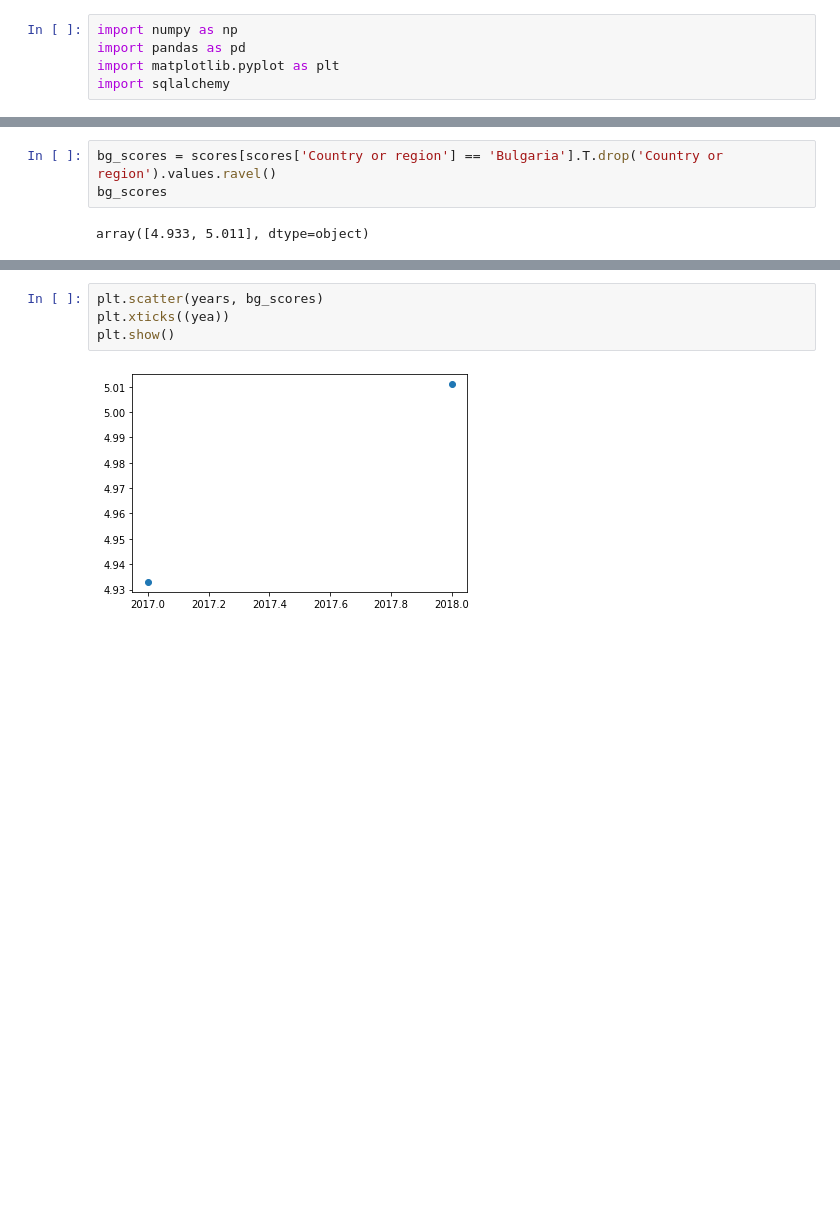
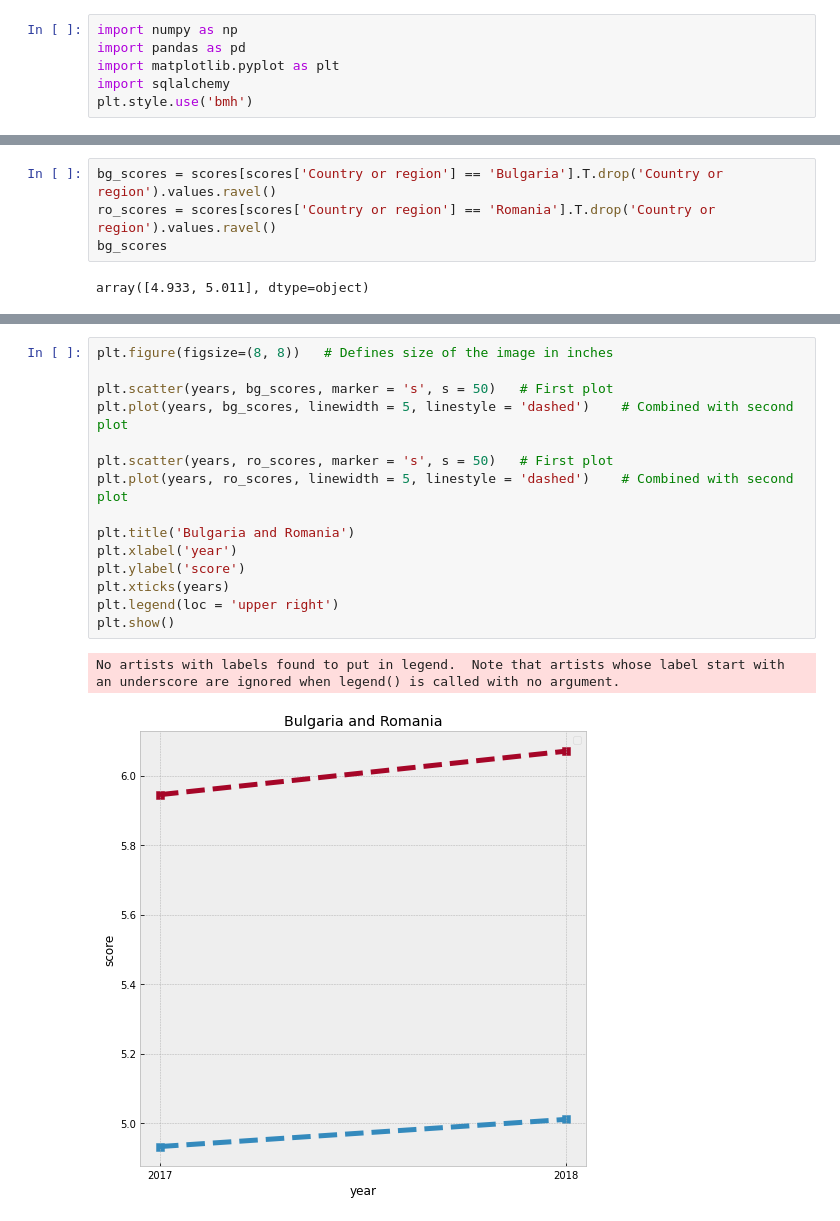
Before and after one commit to misteryco/math_concepts, a Jupyter notebook: ds_lecture_three.ipynb, the cells around one changed output, grey strips where cells are left out. Cells and saved outputs as stored; diff of their text form; blank space fills up the shorter version.

```diff
--- a/ds_lecture_three.ipynb
+++ b/ds_lecture_three.ipynb
@@ -5,3 +5,4 @@ import numpy as np
 import pandas as pd
 import matplotlib.pyplot as plt
 import sqlalchemy
+plt.style.use('bmh')
@@ -181,5 +184,6 @@ plt.xlim(0, 8)
 # %%
 bg_scores = scores[scores['Country or region'] == 'Bulgaria'].T.drop('Country or region').values.ravel()
+ro_scores = scores[scores['Country or region'] == 'Romania'].T.drop('Country or region').values.ravel()
 bg_scores
 # %% [output]
 array([4.933, 5.011], dtype=object)
@@ -190,6 +192,18 @@ years = list(range(2017,2019))
 # %%
-plt.scatter(years, bg_scores)
-plt.xticks((yea))
+plt.figure(figsize=(8, 8))   # Defines size of the image in inches
+
+plt.scatter(years, bg_scores, marker = 's', s = 50)   # First plot
+plt.plot(years, bg_scores, linewidth = 5, linestyle = 'dashed')    # Combined with second plot
+
+plt.scatter(years, ro_scores, marker = 's', s = 50)   # First plot
+plt.plot(years, ro_scores, linewidth = 5, linestyle = 'dashed')    # Combined with second plot
+
+plt.title('Bulgaria and Romania')
+plt.xlabel('year')
+plt.ylabel('score')
+plt.xticks(years)
+plt.legend(loc = 'upper right')
 plt.show()
 # %% [output]
+No artists with labels found to put in legend.  Note that artists whose label start with an underscore are ignored when legend() is called with no argument.
-[figure, old version]
+[figure, new version]
```
Also changed, not shown: parts of 11 cells of this notebook.
